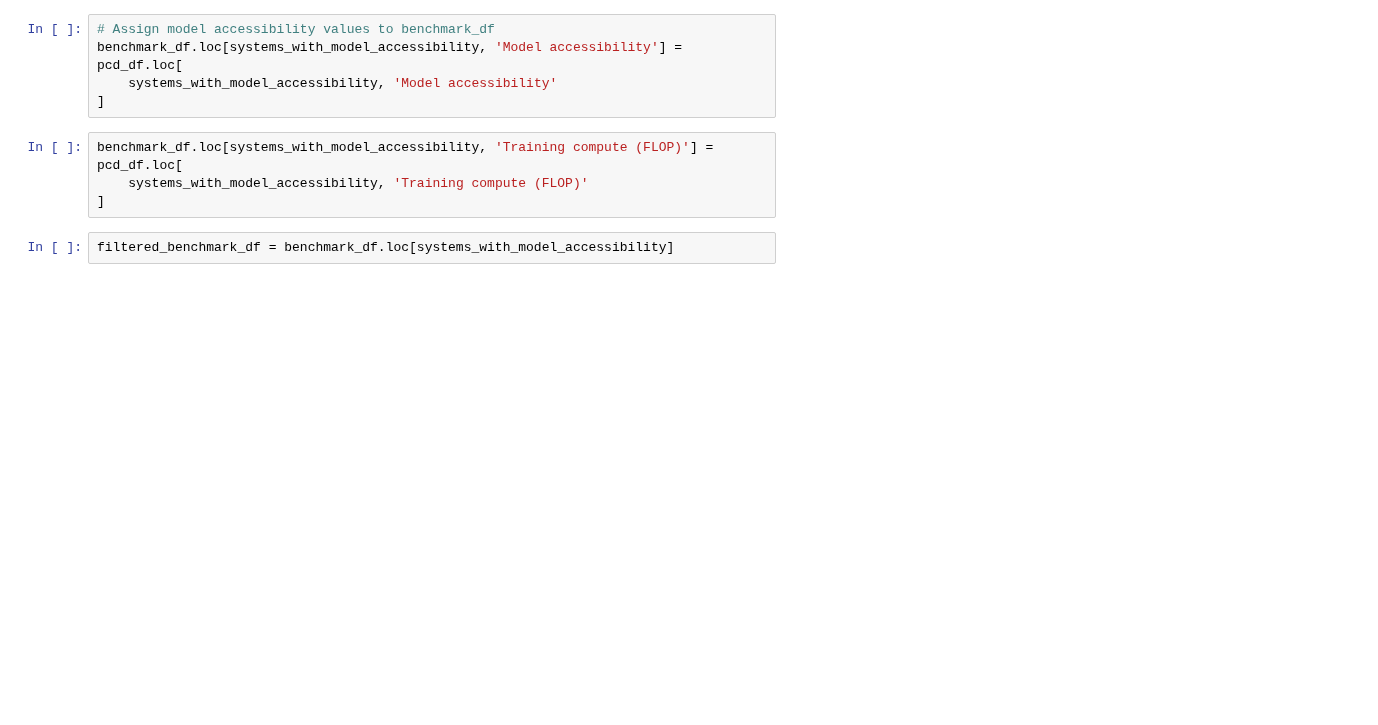
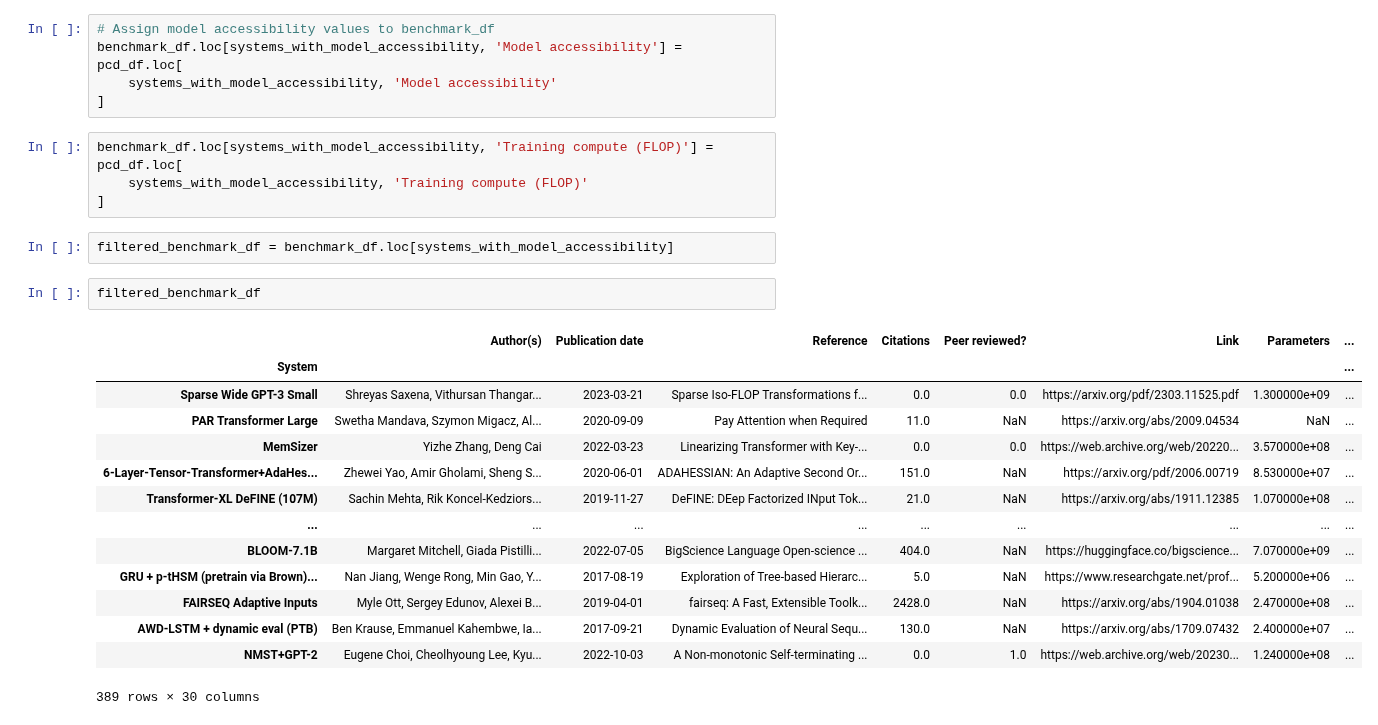
Before and after one commit to epoch-research/open-model-trends, a Jupyter notebook: benchmark_analysis.ipynb, the cells around one changed output. Saved outputs shown, nothing was run; the diff lists cells and outputs as text; blank space fills up the shorter version.

```diff
--- a/benchmark_analysis.ipynb
+++ b/benchmark_analysis.ipynb
@@ -110,6 +89,23 @@ benchmark_df.loc[systems_with_model_accessibility, 'Training compute (FLOP)'] =
 ]
 # %%
 filtered_benchmark_df = benchmark_df.loc[systems_with_model_accessibility]
+# %%
+filtered_benchmark_df
+# %% [output]
+|  | Author(s) | Publication date | Reference | Citations | Peer reviewed? | Link | Parameters | ... |
+| System |  |  |  |  |  |  |  | ... |
+| Sparse Wide GPT-3 Small | Shreyas Saxena, Vithursan Thangar... | 2023-03-21 | Sparse Iso-FLOP Transformations f... | 0.0 | 0.0 | https://arxiv.org/pdf/2303.11525.pdf | 1.300000e+09 | ... |
+| PAR Transformer Large | Swetha Mandava, Szymon Migacz, Al... | 2020-09-09 | Pay Attention when Required | 11.0 | NaN | https://arxiv.org/abs/2009.04534 | NaN | ... |
+| MemSizer | Yizhe Zhang, Deng Cai | 2022-03-23 | Linearizing Transformer with Key-... | 0.0 | 0.0 | https://web.archive.org/web/20220... | 3.570000e+08 | ... |
+| 6-Layer-Tensor-Transformer+AdaHes... | Zhewei Yao, Amir Gholami, Sheng S... | 2020-06-01 | ADAHESSIAN: An Adaptive Second Or... | 151.0 | NaN | https://arxiv.org/pdf/2006.00719 | 8.530000e+07 | ... |
+| Transformer-XL DeFINE (107M) | Sachin Mehta, Rik Koncel-Kedziors... | 2019-11-27 | DeFINE: DEep Factorized INput Tok... | 21.0 | NaN | https://arxiv.org/abs/1911.12385 | 1.070000e+08 | ... |
+| ... | ... | ... | ... | ... | ... | ... | ... | ... |
+| BLOOM-7.1B | Margaret Mitchell, Giada Pistilli... | 2022-07-05 | BigScience Language Open-science ... | 404.0 | NaN | https://huggingface.co/bigscience... | 7.070000e+09 | ... |
+| GRU + p-tHSM (pretrain via Brown)... | Nan Jiang, Wenge Rong, Min Gao, Y... | 2017-08-19 | Exploration of Tree-based Hierarc... | 5.0 | NaN | https://www.researchgate.net/prof... | 5.200000e+06 | ... |
+| FAIRSEQ Adaptive Inputs | Myle Ott, Sergey Edunov, Alexei B... | 2019-04-01 | fairseq: A Fast, Extensible Toolk... | 2428.0 | NaN | https://arxiv.org/abs/1904.01038 | 2.470000e+08 | ... |
+| AWD-LSTM + dynamic eval (PTB) | Ben Krause, Emmanuel Kahembwe, Ia... | 2017-09-21 | Dynamic Evaluation of Neural Sequ... | 130.0 | NaN | https://arxiv.org/abs/1709.07432 | 2.400000e+07 | ... |
+| NMST+GPT-2 | Eugene Choi, Cheolhyoung Lee, Kyu... | 2022-10-03 | A Non-monotonic Self-terminating ... | 0.0 | 1.0 | https://web.archive.org/web/20230... | 1.240000e+08 | ... |
+389 rows × 30 columns
 # %%
 # Plot wikitext perplexity of systems with model accessibility
 fig = px.scatter(
```
Also changed, not shown: parts of 8 cells of this notebook, 3 other files.
